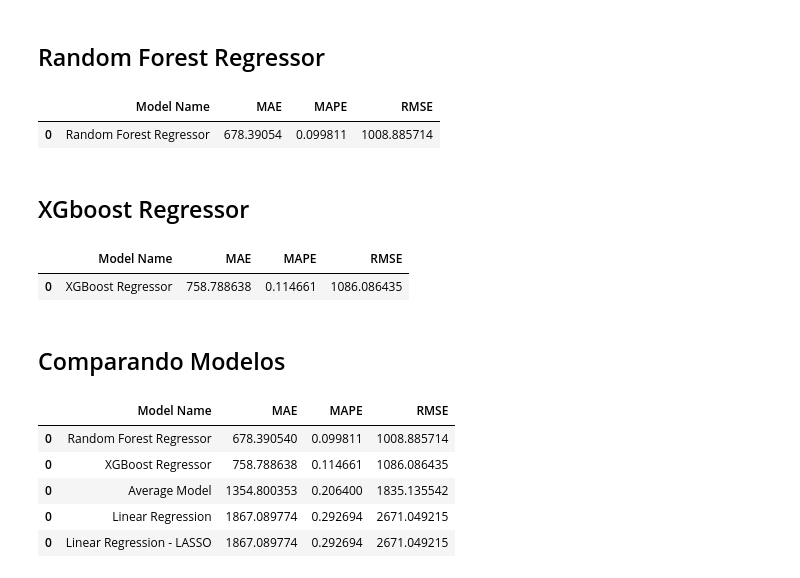
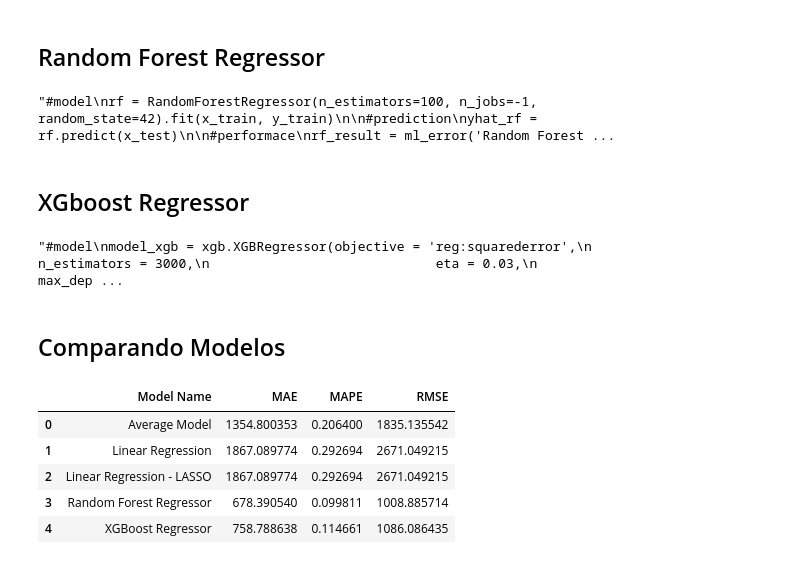
Before and after one commit to juanzimmer/Ds_em_producao, a Jupyter notebook: aula_3_analise_exploratoria.ipynb, the cells around one changed output. Cells and saved outputs as stored; diff of their text form; code cells hidden in the pictures.

```diff
--- a/aula_3_analise_exploratoria.ipynb
+++ b/aula_3_analise_exploratoria.ipynb
@@ -1165,7 +1160,7 @@ O erro **RMSE** do linear é maior do que average model, oq significa que:
 # %% [markdown]
 ## Random Forest Regressor
 # %%
-#model
+"""#model
 rf = RandomForestRegressor(n_estimators=100, n_jobs=-1, random_state=42).fit(x_train, y_train)
 
 #prediction
@@ -1173,14 +1168,13 @@ yhat_rf = rf.predict(x_test)
 
 #performace
 rf_result = ml_error('Random Forest Regressor', np.expm1(y_test), np.expm1(yhat_rf))
-rf_result
+rf_result"""
 # %% [output]
-|  | Model Name | MAE | MAPE | RMSE |
-| 0 | Random Forest Regressor | 678.39054 | 0.099811 | 1008.885714 |
+"#model\nrf = RandomForestRegressor(n_estimators=100, n_jobs=-1, random_state=42).fit(x_train, y_train)\n\n#prediction\nyhat_rf = rf.predict(x_test)\n\n#performace\nrf_result = ml_error('Random Forest ...
 # %% [markdown]
 ## XGboost Regressor
 # %%
-#model
+"""#model
 model_xgb = xgb.XGBRegressor(objective = 'reg:squarederror',
                              n_estimators = 3000,
                              eta = 0.03,
@@ -1194,19 +1188,39 @@ yhat_xgb = model_xgb.predict(x_test)
 
 #performace
 xgb_result = ml_error('XGBoost Regressor', np.expm1(y_test), np.expm1(yhat_xgb))
-xgb_result
+xgb_result"""
 # %% [output]
-|  | Model Name | MAE | MAPE | RMSE |
-| 0 | XGBoost Regressor | 758.788638 | 0.114661 | 1086.086435 |
+"#model\nmodel_xgb = xgb.XGBRegressor(objective = 'reg:squarederror',\n                             n_estimators = 3000,\n                             eta = 0.03,\n                             max_dep ...
 # %% [markdown]
 ## Comparando Modelos
-# %%
-model_result = pd.concat([baseline_result, lr_result, lrr_result, rf_result, xgb_result])
-model_result.sort_values('RMSE')
-# %% [output]
-|  | Model Name | MAE | MAPE | RMSE |
-| 0 | Random Forest Regressor | 678.390540 | 0.099811 | 1008.885714 |
-| 0 | XGBoost Regressor | 758.788638 | 0.114661 | 1086.086435 |
-| 0 | Average Model | 1354.800353 | 0.206400 | 1835.135542 |
-| 0 | Linear Regression | 1867.089774 | 0.292694 | 2671.049215 |
-| 0 | Linear Regression - LASSO | 1867.089774 | 0.292694 | 2671.049215 |
+# %%
+#model_result = pd.concat([baseline_result, lr_result, lrr_result, rf_result, xgb_result])
+
+model_result = {'Model Name': ['Average Model', 'Linear Regression', 'Linear Regression - LASSO', 'Random Forest Regressor', 'XGBoost Regressor'],
+                'MAE': [1354.8003525745382,
+                 1867.0897737576786,
+                 1867.0897737576786,
+                 678.3905399950113,
+                 758.7886378754279],
+                'MAPE': [0.20640038121581475,
+                 0.2926940304605464,
+                 0.2926940304605464,
+                 0.09981058239916231,
+                 0.11466135183498073],
+                'RMSE': [1835.1355423287778,
+                 2671.049215138331,
+                 2671.049215138331,
+                 1008.8857142689875,
+                1086.0864353543557]}
+
+
+model_result = pd.DataFrame(model_result)
+model_result
+#model_result.sort_values('RMSE')
+# %% [output]
+|  | Model Name | MAE | MAPE | RMSE |
+| 0 | Average Model | 1354.800353 | 0.206400 | 1835.135542 |
+| 1 | Linear Regression | 1867.089774 | 0.292694 | 2671.049215 |
+| 2 | Linear Regression - LASSO | 1867.089774 | 0.292694 | 2671.049215 |
+| 3 | Random Forest Regressor | 678.390540 | 0.099811 | 1008.885714 |
+| 4 | XGBoost Regressor | 758.788638 | 0.114661 | 1086.086435 |
```
Also changed, not shown: parts of 11 cells of this notebook.
